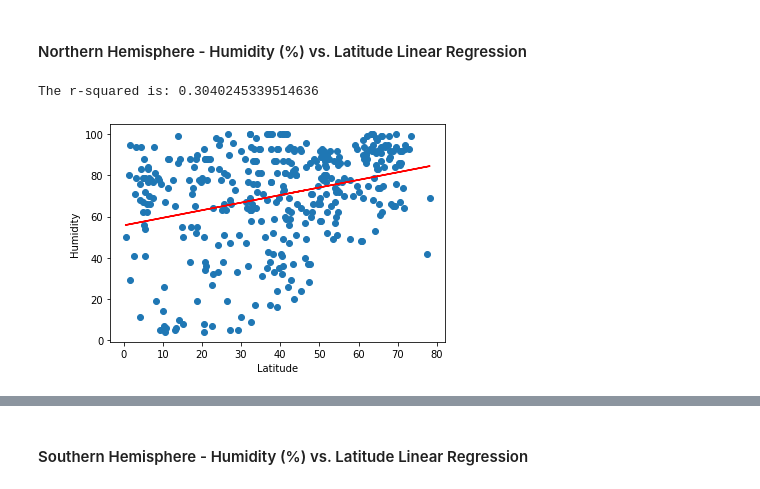
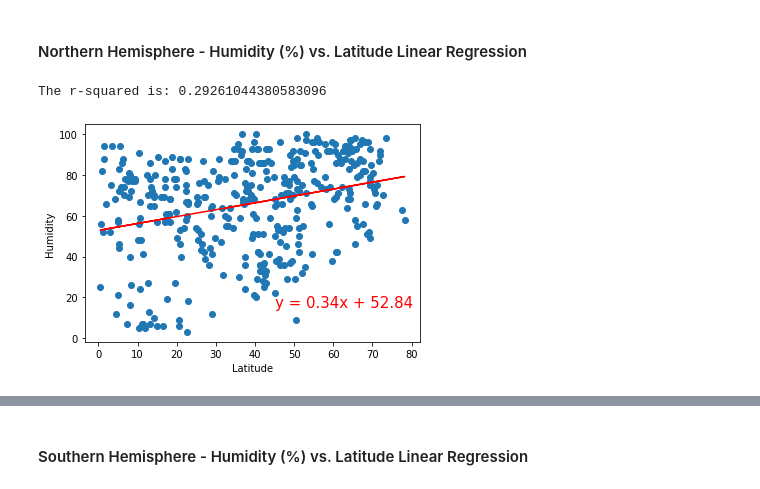
Before and after one commit to bford05/python-api-challenge, a Jupyter notebook: WeatherPy/WeatherPy.ipynb, the cells around one changed output, grey strips where cells are left out. Saved outputs shown, nothing was run; the diff lists cells and outputs as text; code cells hidden in the pictures.

```diff
--- a/WeatherPy/WeatherPy.ipynb
+++ b/WeatherPy/WeatherPy.ipynb
@@ -331,19 +313,23 @@ The r-squared is: 0.760263355051646
 # %% [markdown]
 ####  Northern Hemisphere - Humidity (%) vs. Latitude Linear Regression
 # %%
+#Define x and y values for scatter plot
 x_values = city_data_df[northern_hemi]["Lat"]
 y_values = city_data_df[northern_hemi]["Humidity"]
 
+#Define variables for line equation, create scatter plot, perform linear regression, and add titles, labels.
+#Save plot as png file.
 (slope, intercept, rvalue, pvalue, stderr) = linregress(x_values, y_values)
 regress_values = x_values * slope + intercept
 line_eq = "y = " + str(round(slope,2)) + "x + " + str(round(intercept,2))
 plt.scatter(x_values,y_values)
 plt.plot(x_values,regress_values,"r-")
-plt.annotate(line_eq,(-20,10),fontsize=15,color="red")
+plt.annotate(line_eq,(45,15),fontsize=15,color="red")
 plt.xlabel("Latitude")
 plt.ylabel("Humidity")
+plt.savefig('north_hemi Humidity vs Lat.png', dpi=80)
 print(f"The r-squared is: {rvalue}")
 plt.show()
 # %% [output]
-The r-squared is: 0.3040245339514636
+The r-squared is: 0.29261044380583096
-[figure, old version]
+[figure, new version]
```
Also changed, not shown: parts of 33 cells of this notebook, 12 other files.
